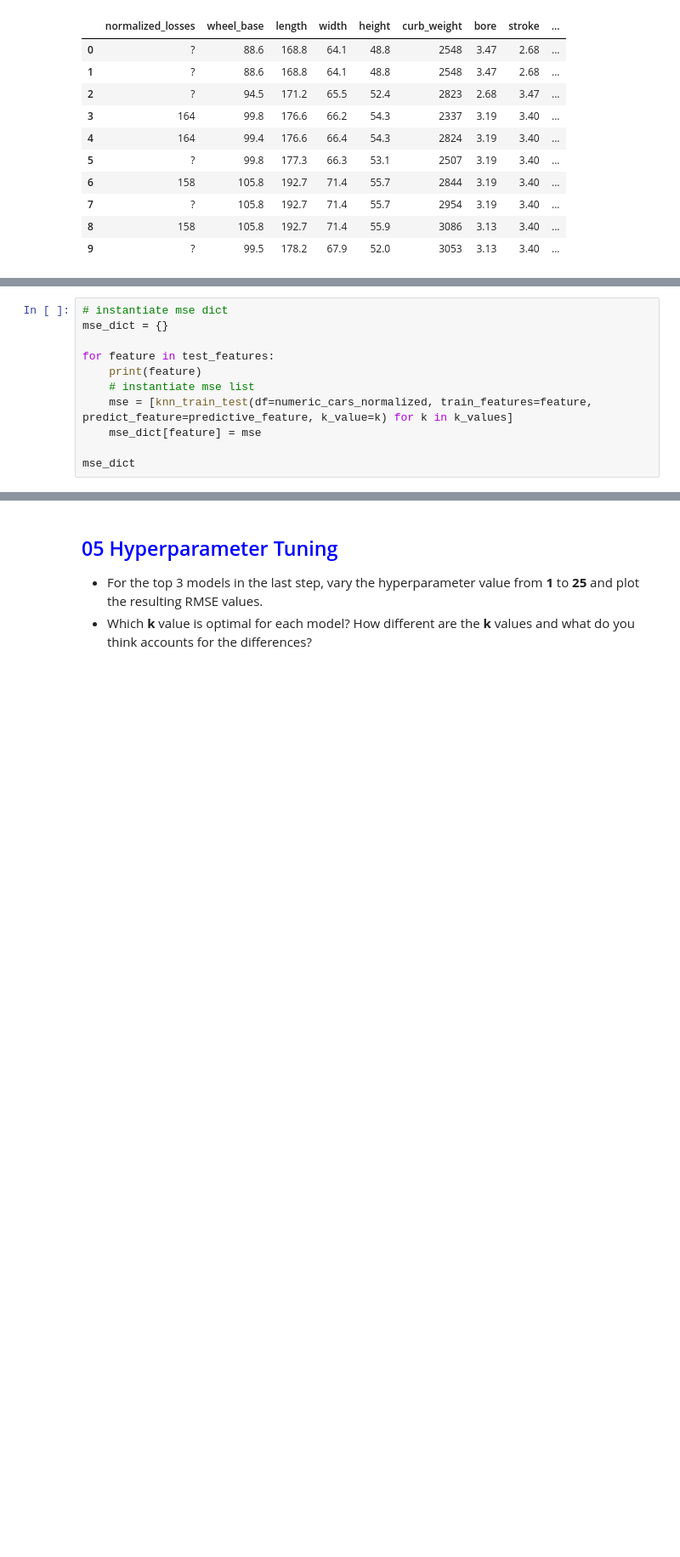
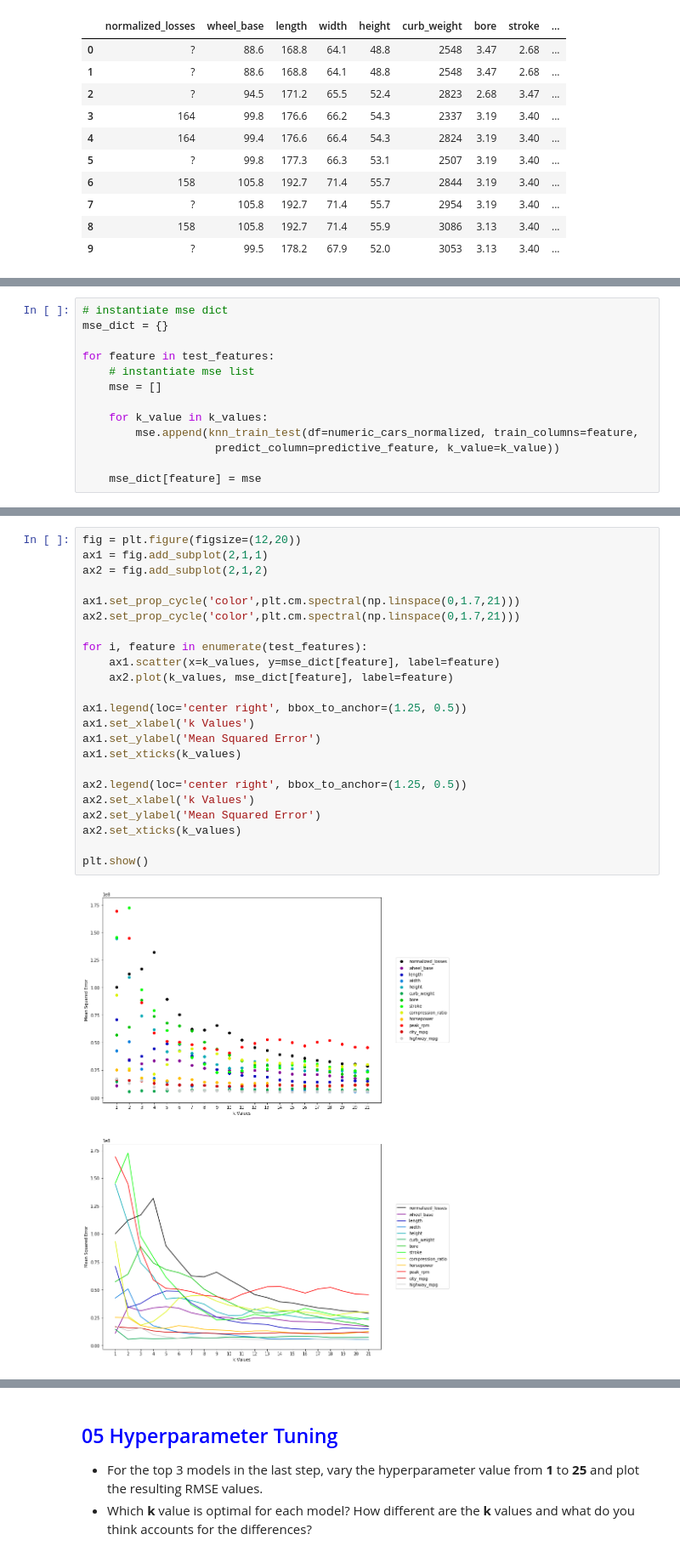
Before and after one commit to kitestring/DataQuest, a Jupyter notebook: 06_MachineLearning/01_ML_Fundamentals/06_GuidedProject_PredictingCarPrices/PredictingCarPrices.ipynb, the cells around one changed output, grey strips where cells are left out. Shown: that part at 85% size. Drawn from its saved outputs; the diff is of its cells as text; blank space fills up the shorter version.

```diff
--- a/06_MachineLearning/01_ML_Fundamentals/06_GuidedProject_PredictingCarPrices/PredictingCarPrices.ipynb
+++ b/06_MachineLearning/01_ML_Fundamentals/06_GuidedProject_PredictingCarPrices/PredictingCarPrices.ipynb
@@ -226,9 +295,11 @@ def knn_train_test(df, train_features, predict_feature, k_value):
 mse_dict = {}
 
 for feature in test_features:
-    print(feature)
     # instantiate mse list
-    mse = [knn_train_test(df=numeric_cars_normalized, train_features=feature, predict_feature=predictive_feature, k_value=k) for k in k_values]
+    mse = []
+
+    for k_value in k_values:
+        mse.append(knn_train_test(df=numeric_cars_normalized, train_columns=feature,
+                    predict_column=predictive_feature, k_value=k_value))
+
     mse_dict[feature] = mse
-
-mse_dict
@@ -238,3 +306,28 @@ ValueError: Input contains NaN, infinity or a value too large for dtype('float64
+# %%
+fig = plt.figure(figsize=(12,20))
+ax1 = fig.add_subplot(2,1,1)
+ax2 = fig.add_subplot(2,1,2)
+
+ax1.set_prop_cycle('color',plt.cm.spectral(np.linspace(0,1.7,21)))
+ax2.set_prop_cycle('color',plt.cm.spectral(np.linspace(0,1.7,21)))
+
+for i, feature in enumerate(test_features):
+    ax1.scatter(x=k_values, y=mse_dict[feature], label=feature)
+    ax2.plot(k_values, mse_dict[feature], label=feature)
+
+ax1.legend(loc='center right', bbox_to_anchor=(1.25, 0.5))
+ax1.set_xlabel('k Values')
+ax1.set_ylabel('Mean Squared Error')
+ax1.set_xticks(k_values)
+
+ax2.legend(loc='center right', bbox_to_anchor=(1.25, 0.5))
+ax2.set_xlabel('k Values')
+ax2.set_ylabel('Mean Squared Error')
+ax2.set_xticks(k_values)
+
+plt.show()
+# %% [output]
+[figure, added]
 # %% [markdown]
 ## <font color=blue>04 Mulitvariate Model</font>
 *  Modify the __knn_train_test()__ function to accept a list of column names (instead of just a string). Modify the rest of the function logic to use this parameter:
```
Also changed, not shown: parts of 11 cells of this notebook, 7 other files.
